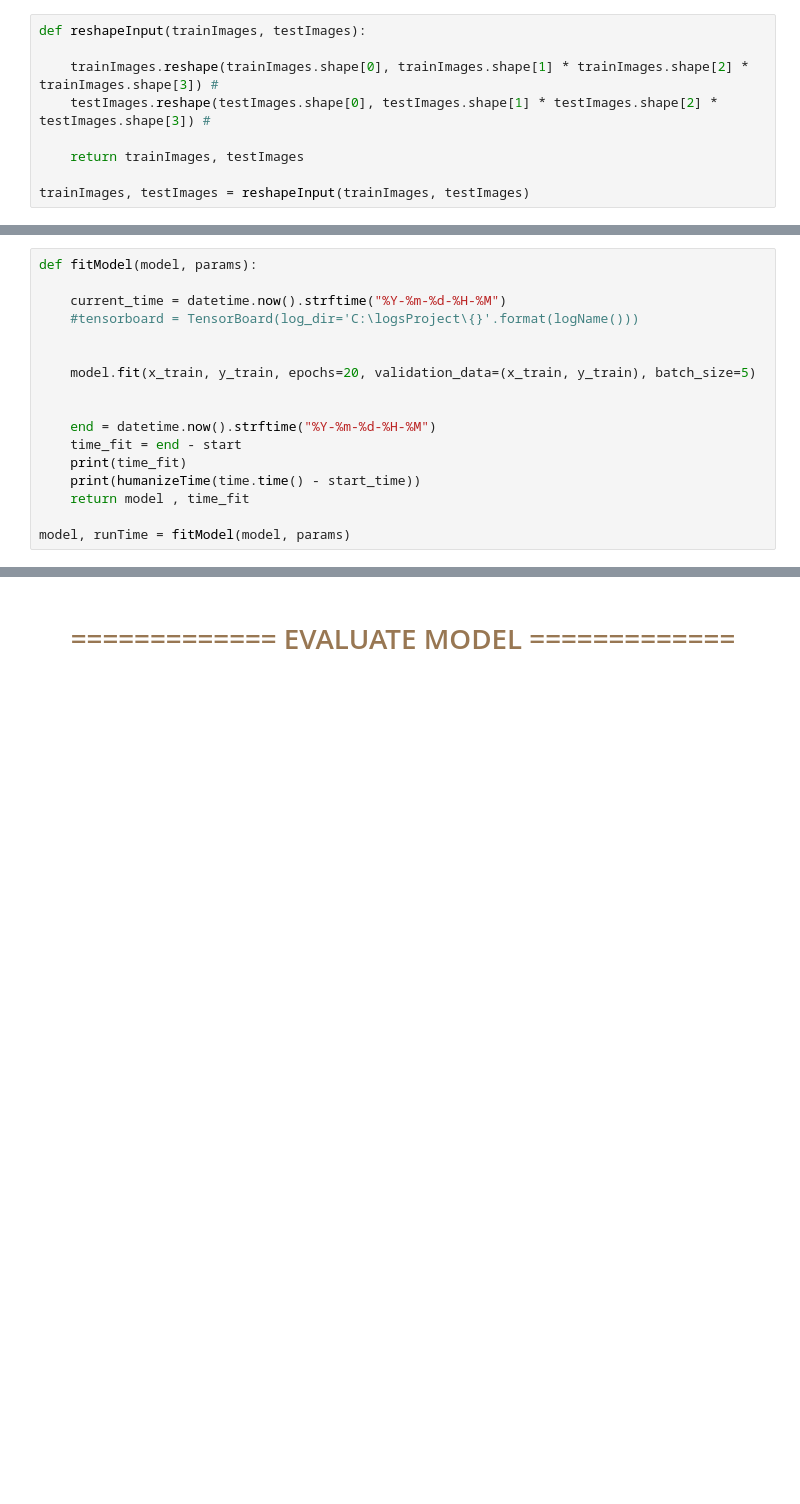
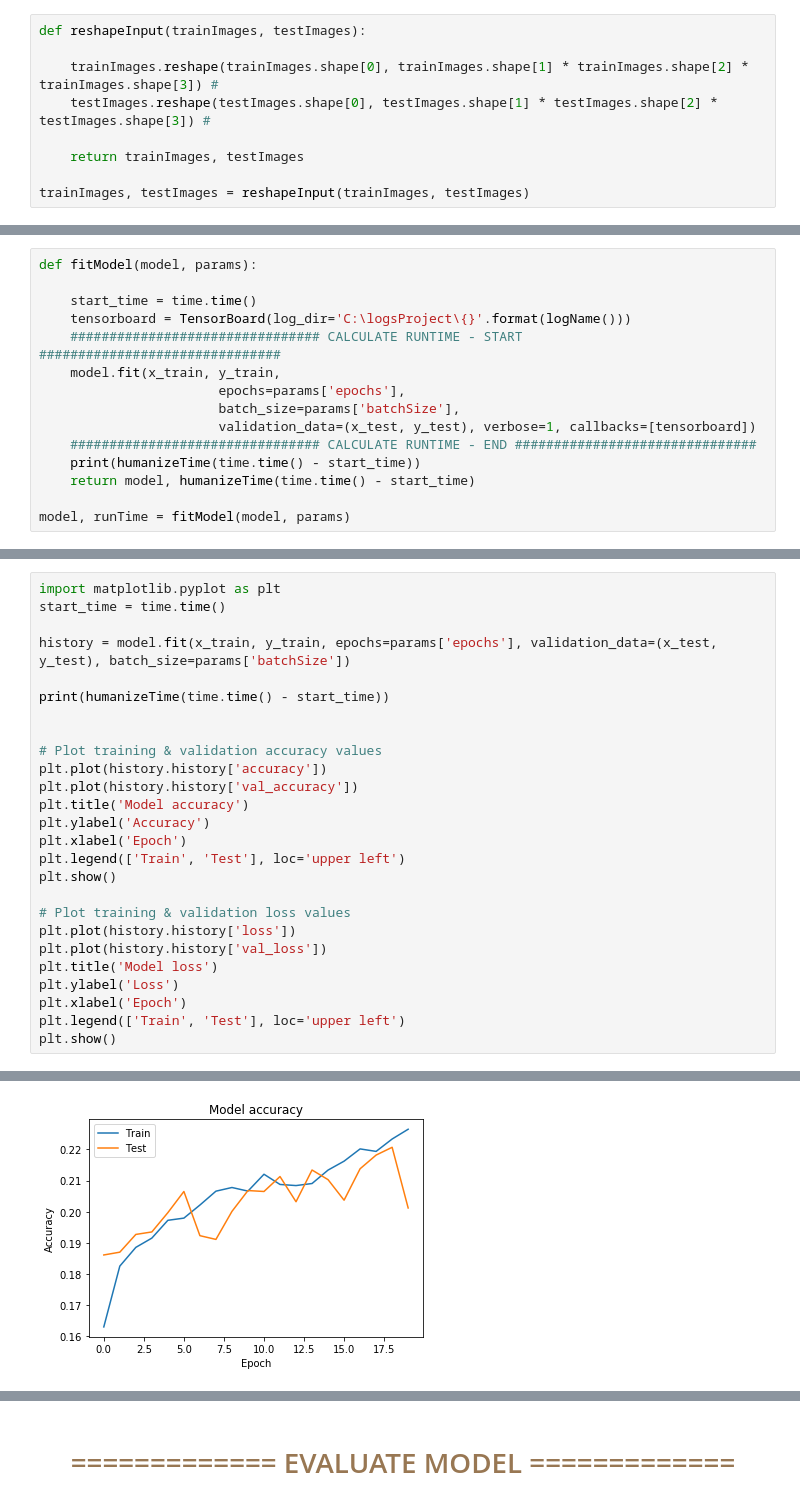
Before and after one commit to Dreamsplutox/machinelearning_cifar10, a Jupyter notebook: notebooks/rnn/Model_Cifar10_RNN.ipynb, the cells around one changed output, grey strips where cells are left out. Saved outputs shown, nothing was run; the diff lists cells and outputs as text; blank space fills up the shorter version.

```diff
--- a/notebooks/rnn/Model_Cifar10_RNN.ipynb
+++ b/notebooks/rnn/Model_Cifar10_RNN.ipynb
@@ -188,18 +183,16 @@ x_train, y_train, x_test, y_test=load_dataset()
 # %%
 def fitModel(model, params):
 
-    current_time = datetime.now().strftime("%Y-%m-%d-%H-%M")
-    #tensorboard = TensorBoard(log_dir='C:\logsProject\{}'.format(logName()))
-
-
-    model.fit(x_train, y_train, epochs=20, validation_data=(x_train, y_train), batch_size=5)
-
-
-    end = datetime.now().strftime("%Y-%m-%d-%H-%M")
-    time_fit = end - start
-    print(time_fit)
+    start_time = time.time()
+    tensorboard = TensorBoard(log_dir='C:\logsProject\{}'.format(logName()))
+    ################################ CALCULATE RUNTIME - START ###############################
+    model.fit(x_train, y_train,
+                       epochs=params['epochs'],
+                       batch_size=params['batchSize'],
+                       validation_data=(x_test, y_test), verbose=1, callbacks=[tensorboard])
+    ################################ CALCULATE RUNTIME - END ###############################
     print(humanizeTime(time.time() - start_time))
-    return model , time_fit
+    return model, humanizeTime(time.time() - start_time)
 
 model, runTime = fitModel(model, params)
 # %% [output]
@@ -211,0 +216,27 @@ InternalError: 2 root error(s) found.
+# %%
+import matplotlib.pyplot as plt
+start_time = time.time()
+
+history = model.fit(x_train, y_train, epochs=params['epochs'], validation_data=(x_test, y_test), batch_size=params['batchSize'])
+
+print(humanizeTime(time.time() - start_time))
+
+
+# Plot training & validation accuracy values
+plt.plot(history.history['accuracy'])
+plt.plot(history.history['val_accuracy'])
+plt.title('Model accuracy')
+plt.ylabel('Accuracy')
+plt.xlabel('Epoch')
+plt.legend(['Train', 'Test'], loc='upper left')
+plt.show()
+
+# Plot training & validation loss values
+plt.plot(history.history['loss'])
+plt.plot(history.history['val_loss'])
+plt.title('Model loss')
+plt.ylabel('Loss')
+plt.xlabel('Epoch')
+plt.legend(['Train', 'Test'], loc='upper left')
+plt.show()
+# %% [output]
@@ -211,0 +260 @@ InternalError: 2 root error(s) found.
+[figure, added]
```
Also changed, not shown: parts of 16 cells of this notebook, 6 other files.
